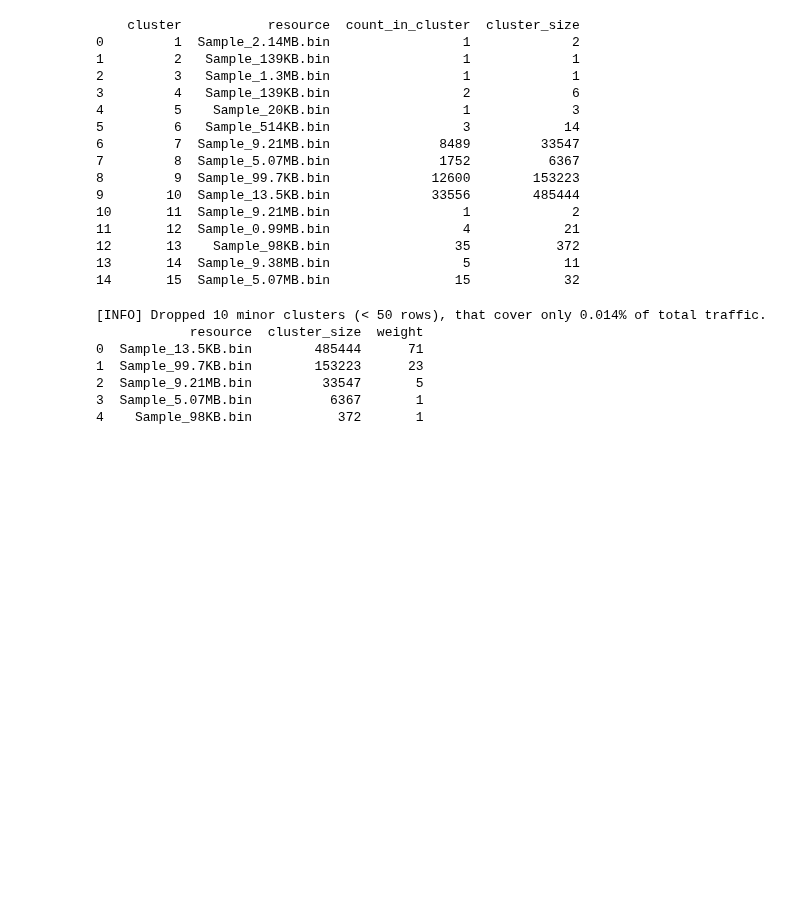
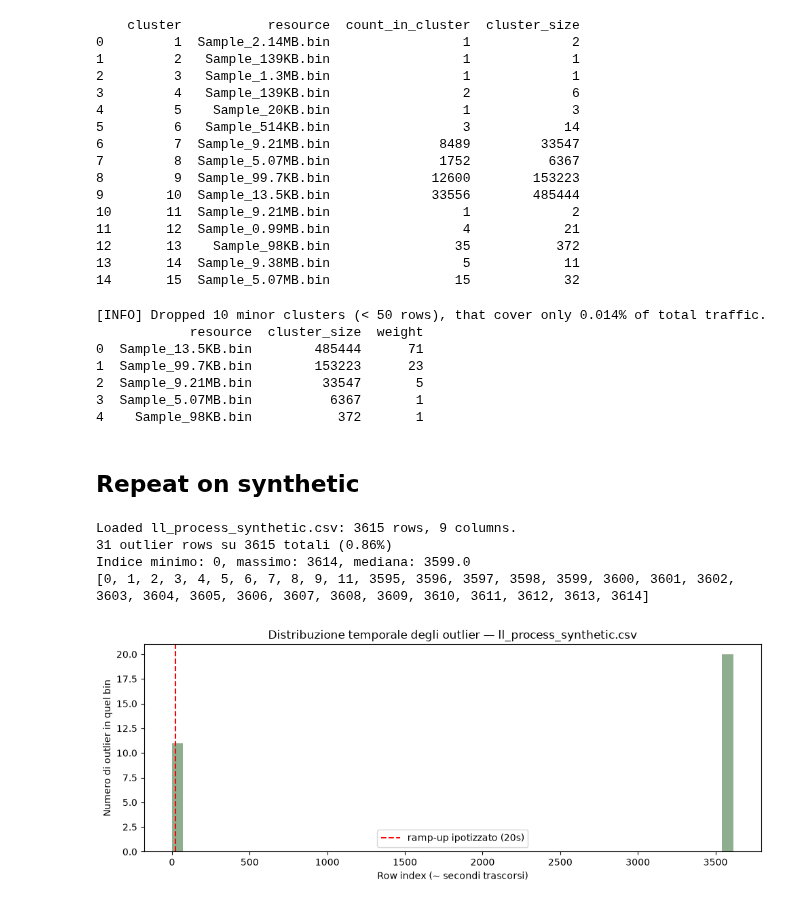
Before and after one commit to antsiri/Progetto-di-Impianti-di-Elaborazione-, a Jupyter notebook: 02 - PCA & Clustering/workload-characterization/notebooks/notebook.ipynb, the cells around one changed output. Saved outputs shown, nothing was run; the diff lists cells and outputs as text; code cells hidden in the pictures; blank space fills up the shorter version.

```diff
--- a/02 - PCA & Clustering/workload-characterization/notebooks/notebook.ipynb
+++ b/02 - PCA & Clustering/workload-characterization/notebooks/notebook.ipynb
@@ -172,3 +172,5 @@ weighted_pool.to_csv("data/processed/synthetic_workload_weighted.csv", index=Fal
 2  Sample_9.21MB.bin         33547       5
 3  Sample_5.07MB.bin          6367       1
 4    Sample_98KB.bin           372       1
+# %% [markdown]
+## Repeat on synthetic
@@ -174,0 +197,26 @@ weighted_pool.to_csv("data/processed/synthetic_workload_weighted.csv", index=Fal
+# %%
+csv_path = Path("data/raw/ll_process_synthetic.csv")
+df = load_dataset(csv_path)
+
+outliers = find_outlier_rows(df, z_threshold=4.0)
+print(f"{len(outliers)} outlier rows su {len(df)} totali ({len(outliers)/len(df)*100:.2f}%)")
+print(f"Indice minimo: {outliers.index.min()}, massimo: {outliers.index.max()}, mediana: {outliers.index.to_series().median()}")
+
+print(outliers.index.tolist())
+
+plt.figure(figsize=(10, 4))
+plt.hist(outliers.index, bins=50, color="#8fae8f")
+plt.xlabel("Row index (~ secondi trascorsi)")
+plt.ylabel("Numero di outlier in quel bin")
+plt.title(f"Distribuzione temporale degli outlier — {csv_path.name}")
+plt.axvline(x=20, color="red", linestyle="--", label="ramp-up ipotizzato (20s)")
+plt.legend()
+plt.tight_layout()
+plt.savefig(out_dir / f"outlier_timeline_{csv_path.stem}.png")
+plt.show()
+# %% [output]
+Loaded ll_process_synthetic.csv: 3615 rows, 9 columns.
+31 outlier rows su 3615 totali (0.86%)
+Indice minimo: 0, massimo: 3614, mediana: 3599.0
+[0, 1, 2, 3, 4, 5, 6, 7, 8, 9, 11, 3595, 3596, 3597, 3598, 3599, 3600, 3601, 3602, 3603, 3604, 3605, 3606, 3607, 3608, 3609, 3610, 3611, 3612, 3613, 3614]
+[figure, added]
```
Also changed, not shown: parts of 6 cells of this notebook, 14 other files.
